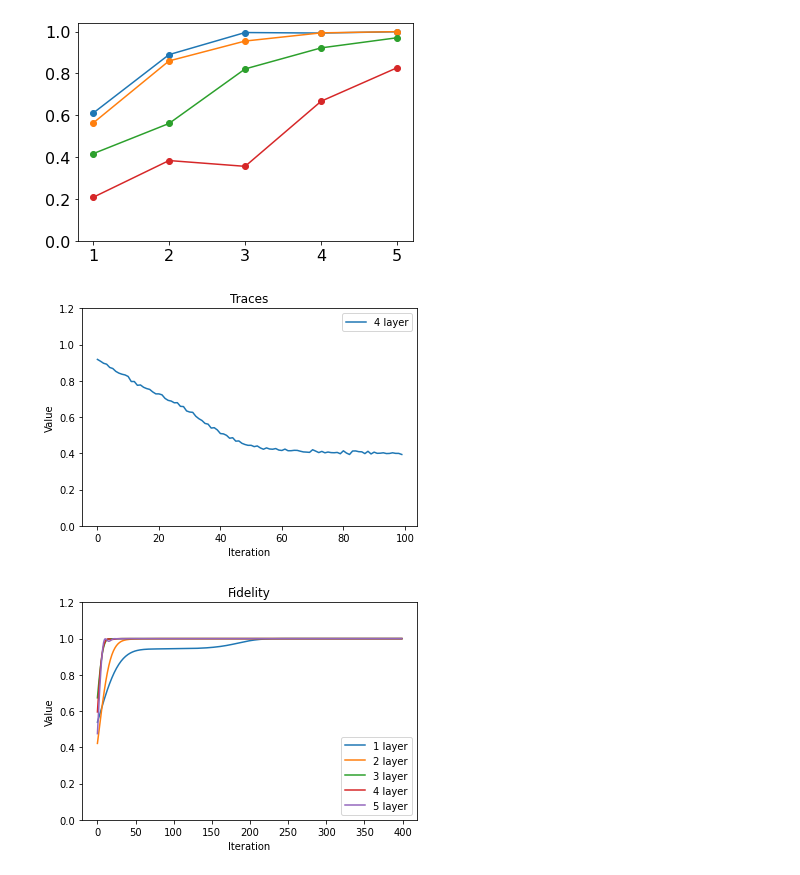
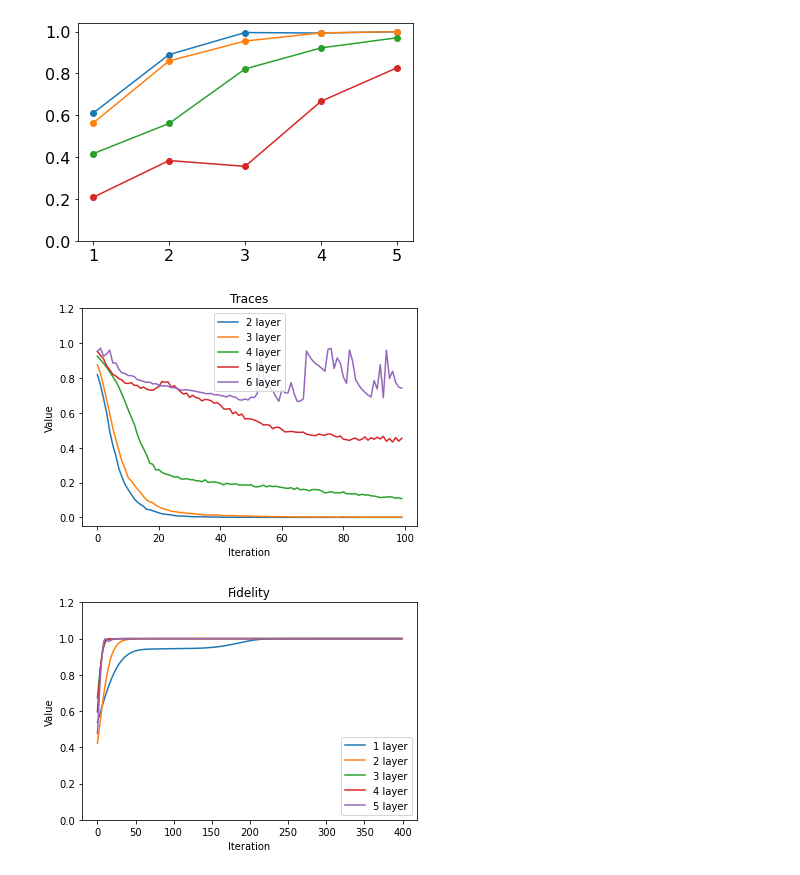
Before and after one commit to vutuanhai237/UC-VQA, a Jupyter notebook: codes/tomography/plot_compareW.ipynb, the cells around one changed output. Saved outputs shown, nothing was run; the diff lists cells and outputs as text; code cells hidden in the pictures.

```diff
--- a/codes/tomography/plot_compareW.ipynb
+++ b/codes/tomography/plot_compareW.ipynb
@@ -264,20 +264,20 @@ plt.show()
 # %%
 tracess = []
 
-for i in range(4, 5):
+for i in range(2, 7):
     path = "../../experiments/tomography/tomography_wchain_" + \
-        str(1) + '/' + str(i) + '/loss_values_adam.csv'
+        str(2) + '/' + str(i) + '/loss_values_qng.csv'
     loss_values = pd.read_csv(path, sep=",", header=None)
     plt.plot(loss_values[:100], label=str(i) + ' layer')
 
 plt.xlabel('Iteration')
 plt.yticks(np.arange(0, 1.4, 0.2))
 plt.ylabel('Value')
 plt.title('Traces')
 plt.legend()
 plt.show()
 # %% [output]
-[figure, old version]
+[figure, new version]
 # %%
 tracess = []
 optimizer = 'adam'
```
Also changed, not shown: parts of 1 cell of this notebook, 11 other files.
